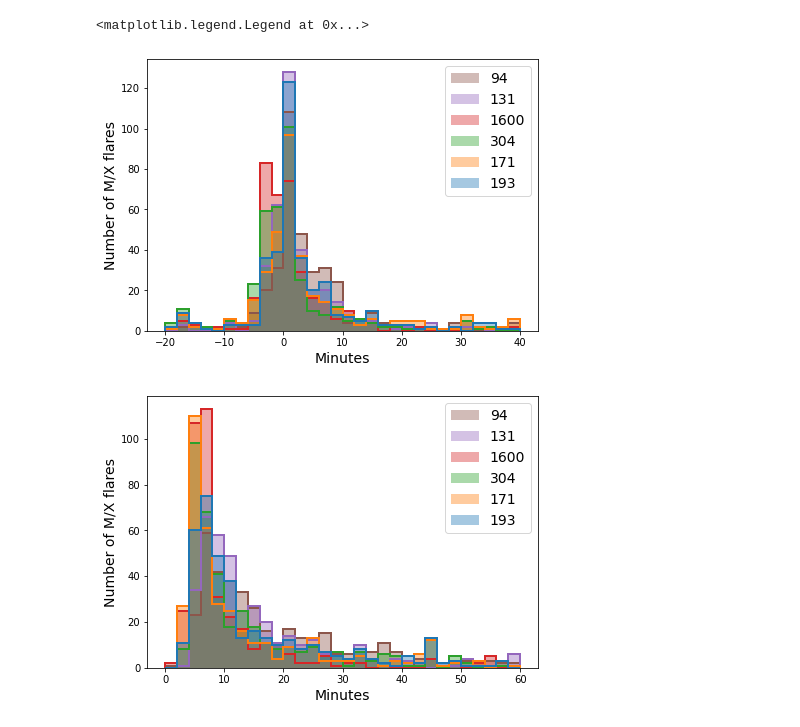
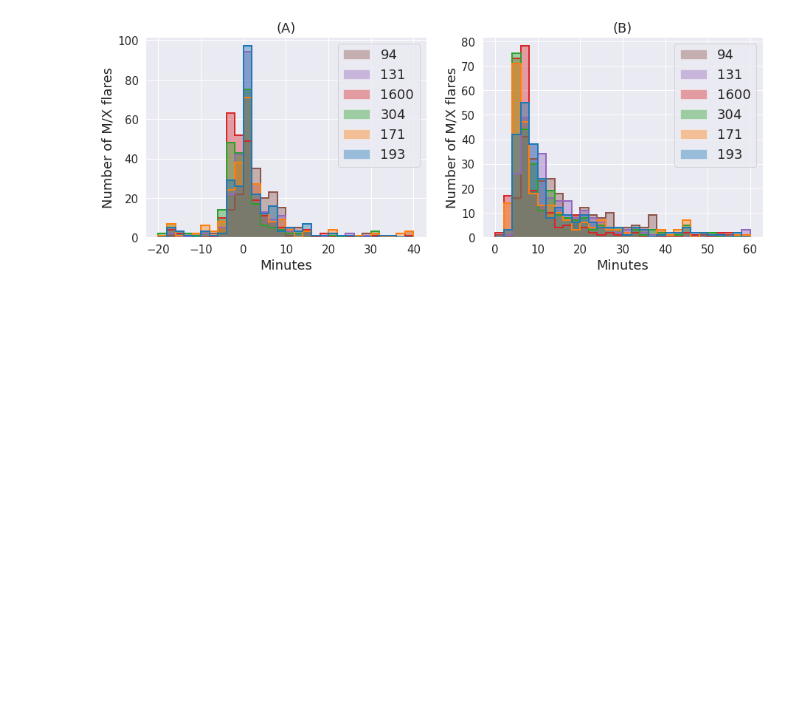
Before and after one commit to SWxTREC/aia-flare-catalog, a Jupyter notebook: paper_figures.ipynb, the cells around one changed output. Cells and saved outputs as stored; diff of their text form; code cells hidden in the pictures; blank space fills up the shorter version.

Commit message:
paper figures code

```diff
--- a/paper_figures.ipynb
+++ b/paper_figures.ipynb
@@ -56,13 +110,21 @@ fig2,axs2 = plt.subplots(2,3,figsize=(20,10))
 for j in range(len(lams)):
     ax = axs2[j//3,j-j//3*3]
     ax.loglog((flare_catalog_goes['goes_magnitude']),(flare_catalog_goes[lams[j]+'_magnitude']),'.',color=colors[j])
-    ax.set_title('AIA '+lams[j],fontsize=18)
-    ax.set_ylabel('Peak in DN/s',fontsize=18)
+    ax.set_title('AIA '+lams[j],fontsize=24)
+    ax.set_ylabel('Peak in DN/s',fontsize=24)
     ax.set_ylim(3e4,1e10)
     ax.grid(True,axis='both')
-    ax.set_xticks(ticks=([1e-6,3e-6,5e-6,1e-5,3e-5,5e-5,1e-4,3e-4,5e-4,1e-3]))
-    ax.set_xticklabels(labels=['C1','C3','C5','M1','M3','M5','X1','X3','X5','X10'])
-axs2[1,1].set_xlabel('GOES magnitude',fontsize=18)
+    plt.setp(ax.get_yticklabels(),fontsize=20)
+    ax.set_xticks(ticks=([1e-6,2e-6,3e-6,4e-6,5e-6,6e-6,7e-6,8e-6,9e-6,1e-5,2e-5,3e-5,4e-5,5e-5,6e-5,7e-5,8e-5,9e-5,1e-4,2e-4,3e-4,4e-4,5e-4,6e-4,7e-4,8e-4,9e-4,1e-3]))
+    ax.set_xticklabels(labels=['C1','','','','','','','','','M1','','','','','','','','','X1','','','','','','','','','X10'],fontsize=20)
+axs2[1,1].set_xlabel('GOES magnitude',fontsize=24)
+plt.subplots_adjust(top = 1, bottom = 0, right = 1, left = 0,
+            hspace = 0, wspace = 0)
+# plt.gca().xaxis.set_major_locator(plt.NullLocator())
+# plt.gca().yaxis.set_major_locator(plt.NullLocator())
+plt.grid(True)
+plt.tight_layout(pad=0)
+plt.savefig('../figures/aiapeaksvsgoespeaks.eps',bbox_inches='tight',pad_inches=0)
 
 fig3,axs3 = plt.subplots(2,3,figsize=(18,8))
 for j in range(len(lams)):
@@ -71,7 +133,7 @@ for j in range(len(lams)):
     ax.set_title('AIA '+lams[j])
     ax.set_ylabel('Prominence in DN/s')
     ax.set_ylim(3e4,1e10)
-    ax.grid()
+    ax.grid(True)
     ax.set_xticks(ticks=([1e-6,3e-6,5e-6,7e-6,1e-5,3e-5,5e-5,7e-5,1e-4,3e-4,5e-4,7e-4,1e-3]))
     ax.set_xticklabels(labels=['C1','C3','C5','C7','M1','M3','M5','M7','X1','X3','X5','X7','X10'])
 print('Flares detected from AIA and cross-referenced with GOES')
@@ -246,26 +300,38 @@ Mean+/-std,median peak time diff for AIA  94 :  9.927272727272728 +/- 133.129772
 # %%
-fig1 = plt.figure(figsize=(7,5))
+fig,ax = plt.subplots(1,2,figsize=(15,5))
+
 # plt.title('Time from GOES start to AIA start',fontsize=14)
-plt.xlabel('Minutes',fontsize=14)
-plt.ylabel('Number of M/X flares',fontsize=14)
-
+ax[0].set_xlabel('Minutes',fontsize=18)
+ax[0].set_ylabel('Number of M/X flares',fontsize=18)
+ax[0].set_title('(A)',fontsize=18)
 # axs2[2].set_title('Difference between AIA end time and AIA start time')
 # axs2[2].set_xlabel('Minutes')
 # axs2[2].set_ylabel('Probability')
-plt.hist((starts[~np.isnan(starts)[:,0],0],starts[~np.isnan(starts)[:,1],1],starts[~np.isnan(starts)[:,2],2],starts[~np.isnan(starts)[:,3],3],starts[~np.isnan(starts)[:,4],4],starts[~np.isnan(starts)[:,5],5]),range=(-20,40),bins=30,density=False,histtype='stepfilled',alpha=0.4,color=colors)
-plt.hist((starts[~np.isnan(starts)[:,0],0],starts[~np.isnan(starts)[:,1],1],starts[~np.isnan(starts)[:,2],2],starts[~np.isnan(starts)[:,3],3],starts[~np.isnan(starts)[:,4],4],starts[~np.isnan(starts)[:,5],5]),range=(-20,40),bins=30,density=False,histtype='step',alpha=1,linewidth=2,color=colors)
-plt.legend(lams[::-1],fontsize=14)
+ax[0].hist((starts[~np.isnan(starts)[:,0],0],starts[~np.isnan(starts)[:,1],1],starts[~np.isnan(starts)[:,2],2],starts[~np.isnan(starts)[:,3],3],starts[~np.isnan(starts)[:,4],4],starts[~np.isnan(starts)[:,5],5]),range=(-20,40),bins=30,density=False,histtype='stepfilled',alpha=0.4,color=colors)
+ax[0].hist((starts[~np.isnan(starts)[:,0],0],starts[~np.isnan(starts)[:,1],1],starts[~np.isnan(starts)[:,2],2],starts[~np.isnan(starts)[:,3],3],starts[~np.isnan(starts)[:,4],4],starts[~np.isnan(starts)[:,5],5]),range=(-20,40),bins=30,density=False,histtype='step',alpha=1,linewidth=2,color=colors)
+ax[0].legend(lams[::-1],fontsize=18)
+plt.setp(ax[0].get_yticklabels(),fontsize=15)
+plt.setp(ax[0].get_xticklabels(),fontsize=15)
 
-fig2 = plt.figure(figsize=(7,5))
+# fig2 = plt.figure(figsize=(7,5))
 # plt.title('Time from AIA start to AIA peak',fontsize=14)
-plt.xlabel('Minutes',fontsize=14)
-plt.ylabel('Number of M/X flares',fontsize=14)
-plt.hist((peaks[~np.isnan(peaks)[:,0],0],peaks[~np.isnan(peaks)[:,1],1],peaks[~np.isnan(peaks)[:,2],2],peaks[~np.isnan(peaks)[:,3],3],peaks[~np.isnan(peaks)[:,4],4],peaks[~np.isnan(peaks)[:,5],5]),range=(0,60),bins=30,density=False,histtype='stepfilled',alpha=0.4,color=colors)
-plt.hist((peaks[~np.isnan(peaks)[:,0],0],peaks[~np.isnan(peaks)[:,1],1],peaks[~np.isnan(peaks)[:,2],2],peaks[~np.isnan(peaks)[:,3],3],peaks[~np.isnan(peaks)[:,4],4],peaks[~np.isnan(peaks)[:,5],5]),range=(0,60),bins=30,density=False,histtype='step',alpha=1,linewidth=2,color=colors)
-plt.legend(lams[::-1],fontsize=14)
+ax[1].set_xlabel('Minutes',fontsize=18)
+ax[1].set_ylabel('Number of M/X flares',fontsize=18)
+ax[1].set_title('(B)',fontsize=18)
+ax[1].hist((peaks[~np.isnan(peaks)[:,0],0],peaks[~np.isnan(peaks)[:,1],1],peaks[~np.isnan(peaks)[:,2],2],peaks[~np.isnan(peaks)[:,3],3],peaks[~np.isnan(peaks)[:,4],4],peaks[~np.isnan(peaks)[:,5],5]),range=(0,60),bins=30,density=False,histtype='stepfilled',alpha=0.4,color=colors)
+ax[1].hist((peaks[~np.isnan(peaks)[:,0],0],peaks[~np.isnan(peaks)[:,1],1],peaks[~np.isnan(peaks)[:,2],2],peaks[~np.isnan(peaks)[:,3],3],peaks[~np.isnan(peaks)[:,4],4],peaks[~np.isnan(peaks)[:,5],5]),range=(0,60),bins=30,density=False,histtype='step',alpha=1,linewidth=2,color=colors)
+ax[1].legend(lams[::-1],fontsize=18)
+plt.setp(ax[1].get_yticklabels(),fontsize=15)
+plt.setp(ax[1].get_xticklabels(),fontsize=15);
+
+# plt.subplots_adjust(top = 1, bottom = 0, right = 1, left = 0,
+#             hspace = 0, wspace = 0)
+# plt.gca().xaxis.set_major_locator(plt.NullLocator())
+# plt.gca().yaxis.set_major_locator(plt.NullLocator())
+plt.grid(True)
+# plt.tight_layout(pad=1)
+plt.savefig('../figures/aiavsgoes_times_histogram.jpg',dpi=600,bbox_inches='tight')
 # axs2[2].hist((ends[~np.isnan(ends)[:,0],0],ends[~np.isnan(ends)[:,1],1],ends[~np.isnan(ends)[:,2],2],ends[~np.isnan(ends)[:,3],3],ends[~np.isnan(ends)[:,4],4],ends[~np.isnan(ends)[:,5],5]),bins=50,density=True,histtype='stepfilled',alpha=0.5,range=(0,50));
 # %% [output]
-<matplotlib.legend.Legend at 0x...>
-[figure, old version]
+[figure, new version]
-[figure, removed]
 # %%
```
Also changed, not shown: parts of 12 cells of this notebook.
